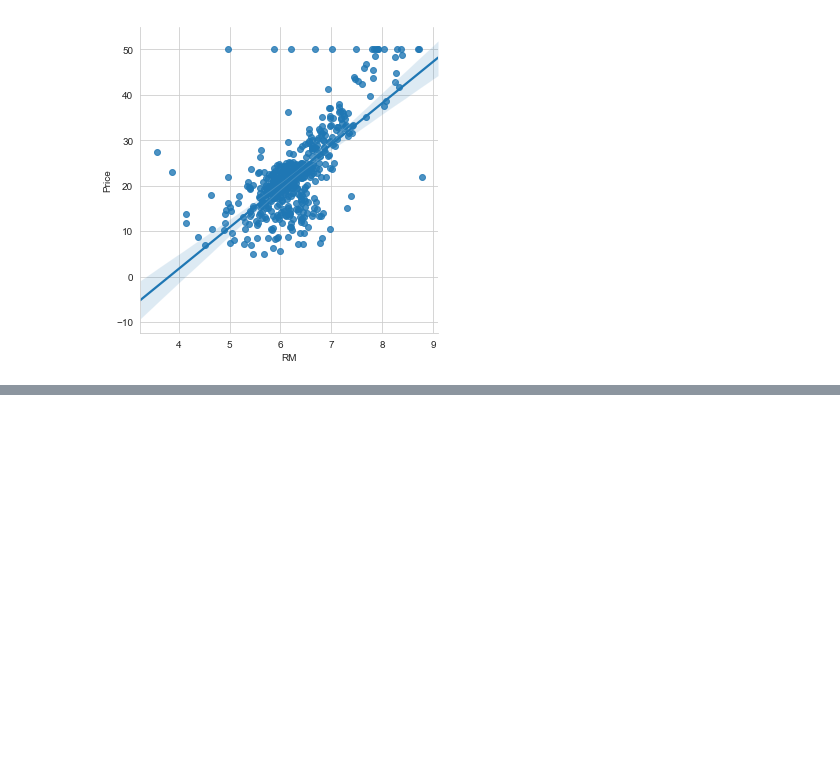
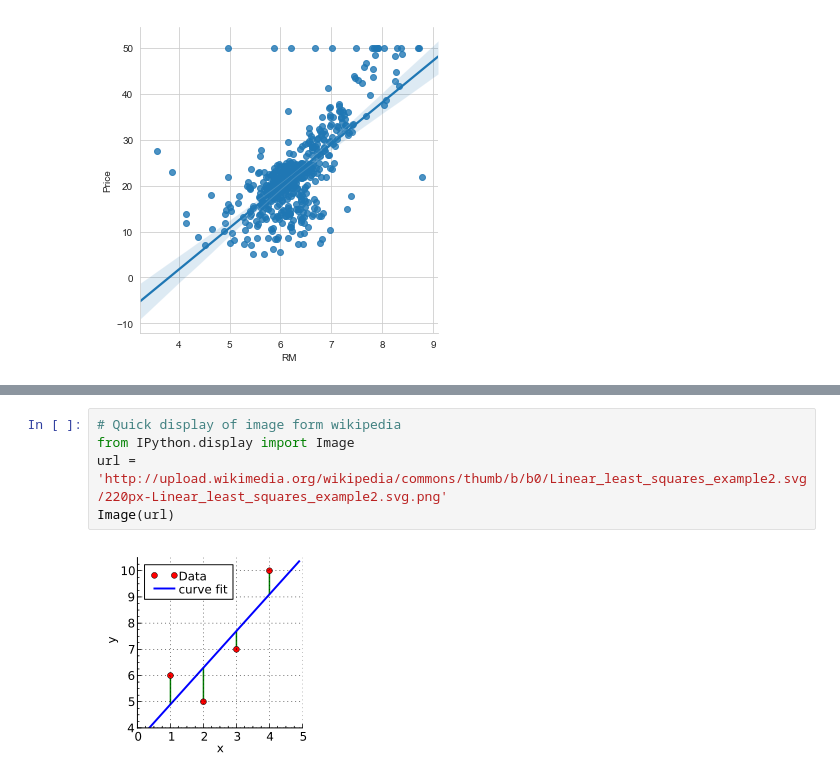
Before and after one commit to ihkaraman/data-analysis-with-python, a Jupyter notebook: Machine Learning.ipynb, the cells around one changed output, grey strips where cells are left out. Cells and saved outputs as stored; diff of their text form; blank space fills up the shorter version.

```diff
--- a/Machine Learning.ipynb
+++ b/Machine Learning.ipynb
@@ -112,0 +119,7 @@ sns.lmplot('RM', 'Price',data = boston_df)
+# %%
+# Quick display of image form wikipedia
+from IPython.display import Image
+url = 'http://upload.wikimedia.org/wikipedia/commons/thumb/b/b0/Linear_least_squares_example2.svg/220px-Linear_least_squares_example2.svg.png'
+Image(url)
+# %% [output]
+[figure, added]
```
Also changed, not shown: parts of 9 cells of this notebook.
